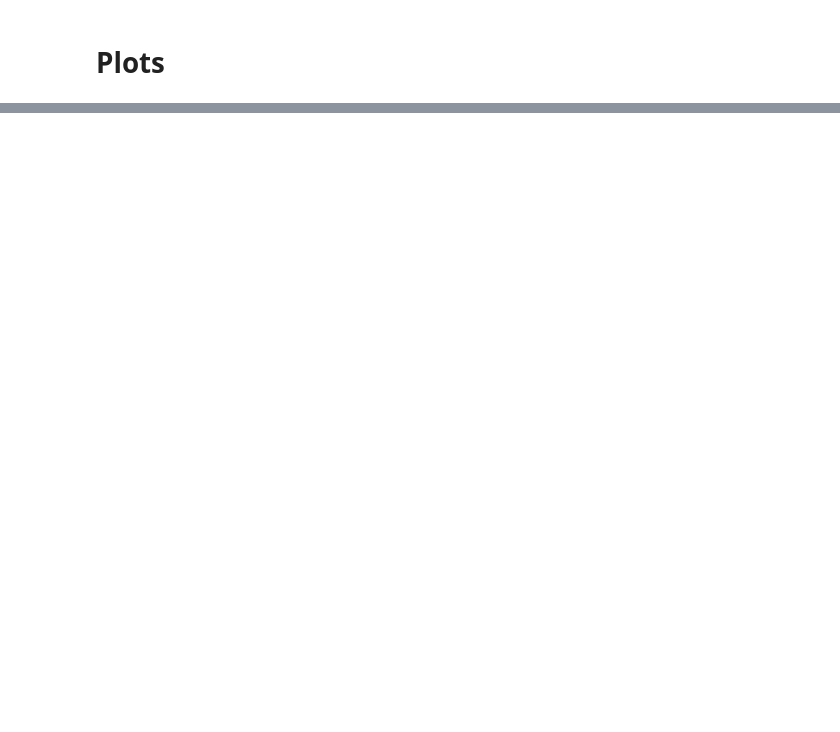
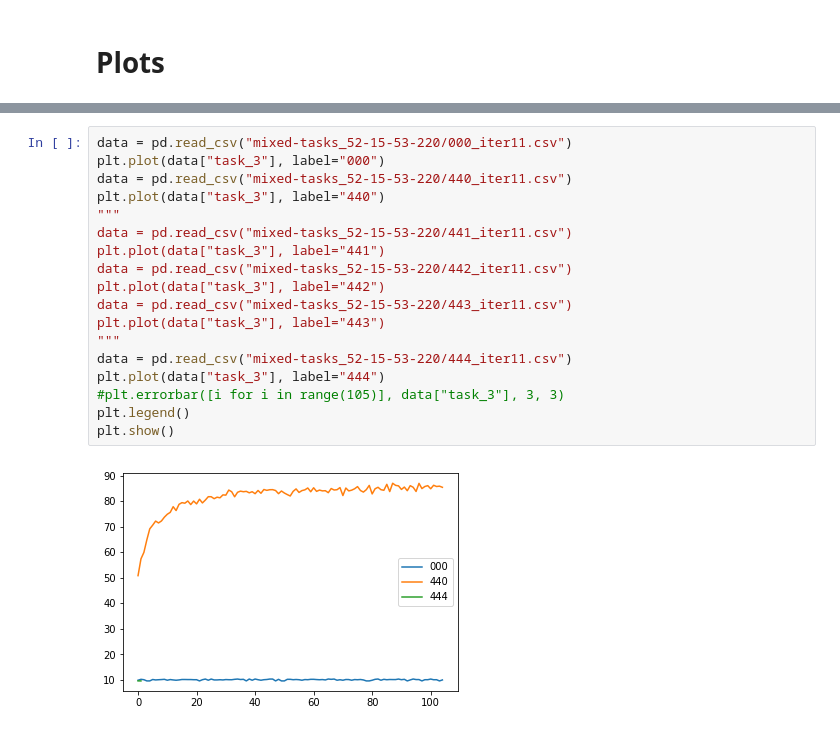
Before and after one commit to AndyLc/auxtask-supervised, a Jupyter notebook: SharedModel_Squares.ipynb, the cells around one changed output, grey strips where cells are left out. Drawn from its saved outputs; the diff is of its cells as text; blank space fills up the shorter version.

```diff
--- a/SharedModel_Squares.ipynb
+++ b/SharedModel_Squares.ipynb
@@ -652,0 +633,20 @@ StDev:
+# %%
+data = pd.read_csv("mixed-tasks_52-15-53-220/000_iter11.csv")
+plt.plot(data["task_3"], label="000")
+data = pd.read_csv("mixed-tasks_52-15-53-220/440_iter11.csv")
+plt.plot(data["task_3"], label="440")
+"""
+data = pd.read_csv("mixed-tasks_52-15-53-220/441_iter11.csv")
+plt.plot(data["task_3"], label="441")
+data = pd.read_csv("mixed-tasks_52-15-53-220/442_iter11.csv")
+plt.plot(data["task_3"], label="442")
+data = pd.read_csv("mixed-tasks_52-15-53-220/443_iter11.csv")
+plt.plot(data["task_3"], label="443")
+"""
+data = pd.read_csv("mixed-tasks_52-15-53-220/444_iter11.csv")
+plt.plot(data["task_3"], label="444")
+#plt.errorbar([i for i in range(105)], data["task_3"], 3, 3)
+plt.legend()
+plt.show()
+# %% [output]
+[figure, added]
```
Also changed, not shown: parts of 25 cells of this notebook.
